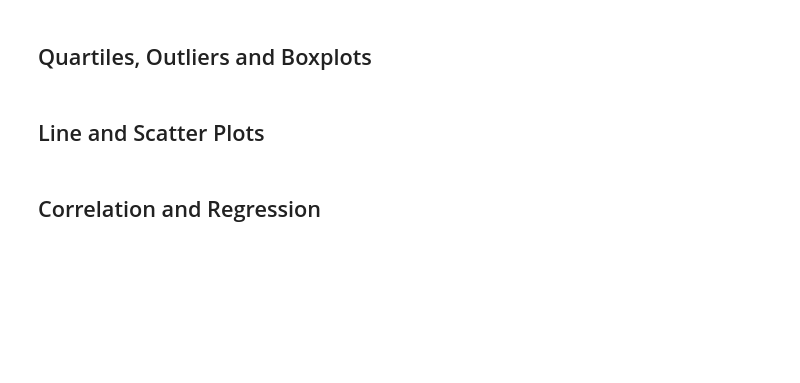
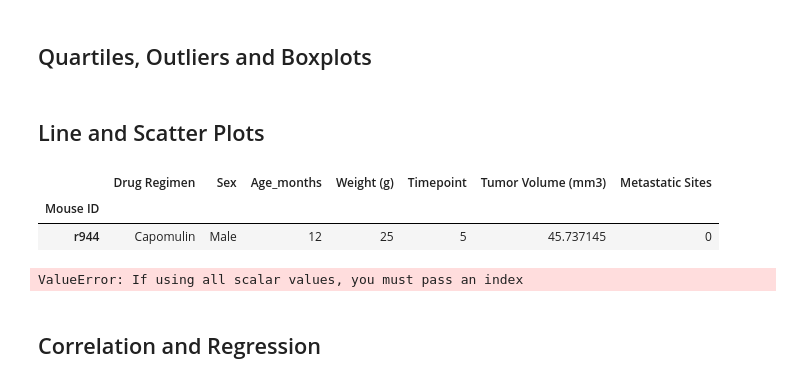
Before and after one commit to michelleherman13/matplotlib-challenge, a Jupyter notebook: Pymaceuticals/Pymaceuticals.ipynb, the cells around one changed output. Drawn from its saved outputs; the diff is of its cells as text; code cells hidden in the pictures; blank space fills up the shorter version.

```diff
--- a/Pymaceuticals/Pymaceuticals.ipynb
+++ b/Pymaceuticals/Pymaceuticals.ipynb
@@ -231,10 +232,28 @@ final_tumor_vol=mice_study.groupby(["Mouse ID","Drug Regimen","Tumor Volume (mm3
 ## Line and Scatter Plots
 # %%
 # Generate a line plot of tumor volume vs. time point for a mouse treated with Capomulin
+
+cap_mouse=mice_study.loc[mice_study["Drug Regimen"]=="Capomulin"]
+cap_mouse.sample()
+# %% [output]
+|  | Drug Regimen | Sex | Age_months | Weight (g) | Timepoint | Tumor Volume (mm3) | Metastatic Sites |
+| Mouse ID |  |  |  |  |  |  |  |
+| r944 | Capomulin | Male | 12 | 25 | 5 | 45.737145 | 0 |
 # %%
 # Generate a scatter plot of average tumor volume vs. mouse weight for the Capomulin regimen
-capomulin_df=mice_study.groupby(["Mouse ID","Drug Regimen","Weight (g)", "Tumor Volume (mm3)"])
-capomulin_df
+
+
+
+cap_weight= mice_study.loc[mice_study['Drug Regimen'] == 'Capomulin']
+cap_tum_vol=mice_study.groupby(["Mouse ID"]).mean()
+
+
+#Data frame for mice on Capomulin
+cap_scatter=pd.DataFrame({"Weight": cap_weight,
+                          "Tumor Volume": cap_tum_vol })
+cap_scatter
+# %% [output]
+ValueError: If using all scalar values, you must pass an index
 # %% [markdown]
 ## Correlation and Regression
 # %%
```
Also changed, not shown: parts of 1 cell of this notebook.
